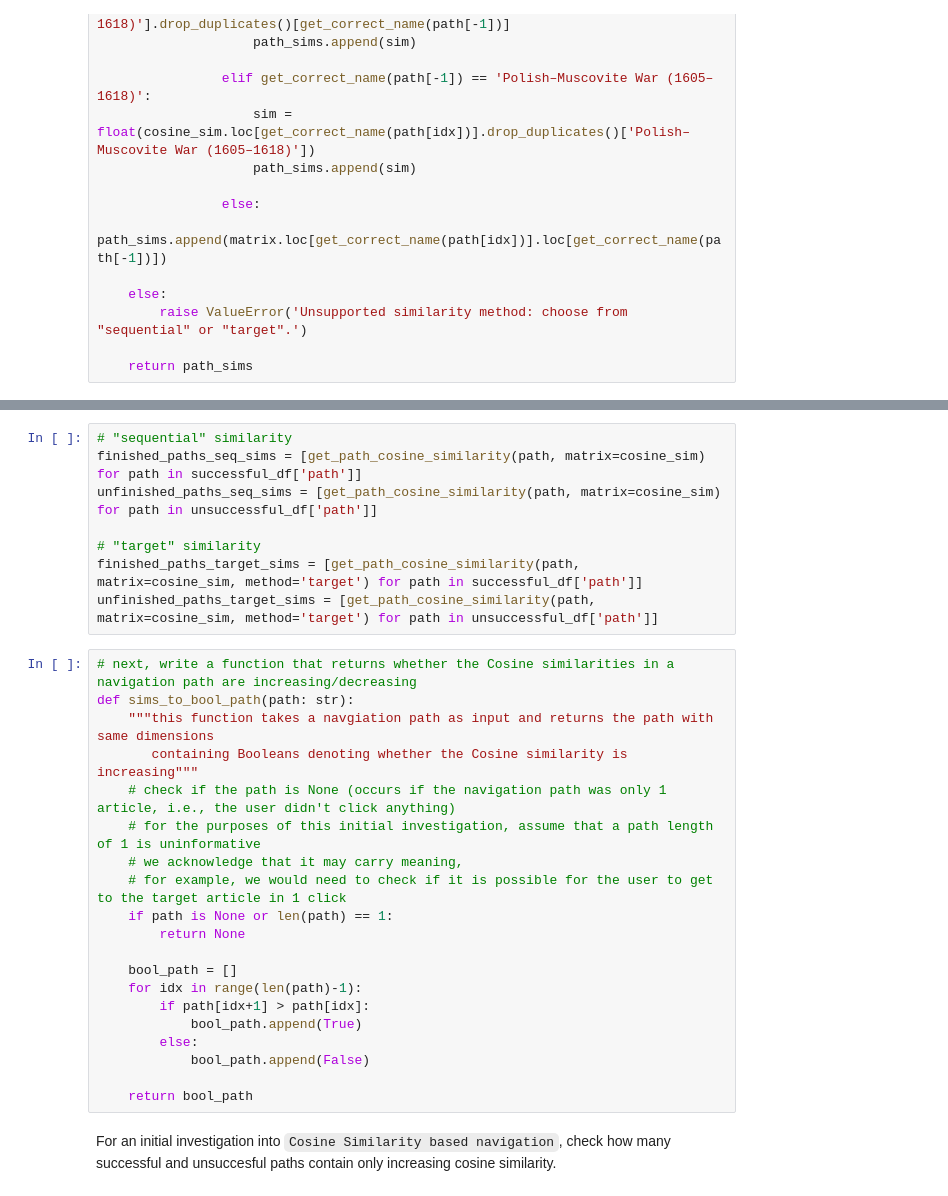
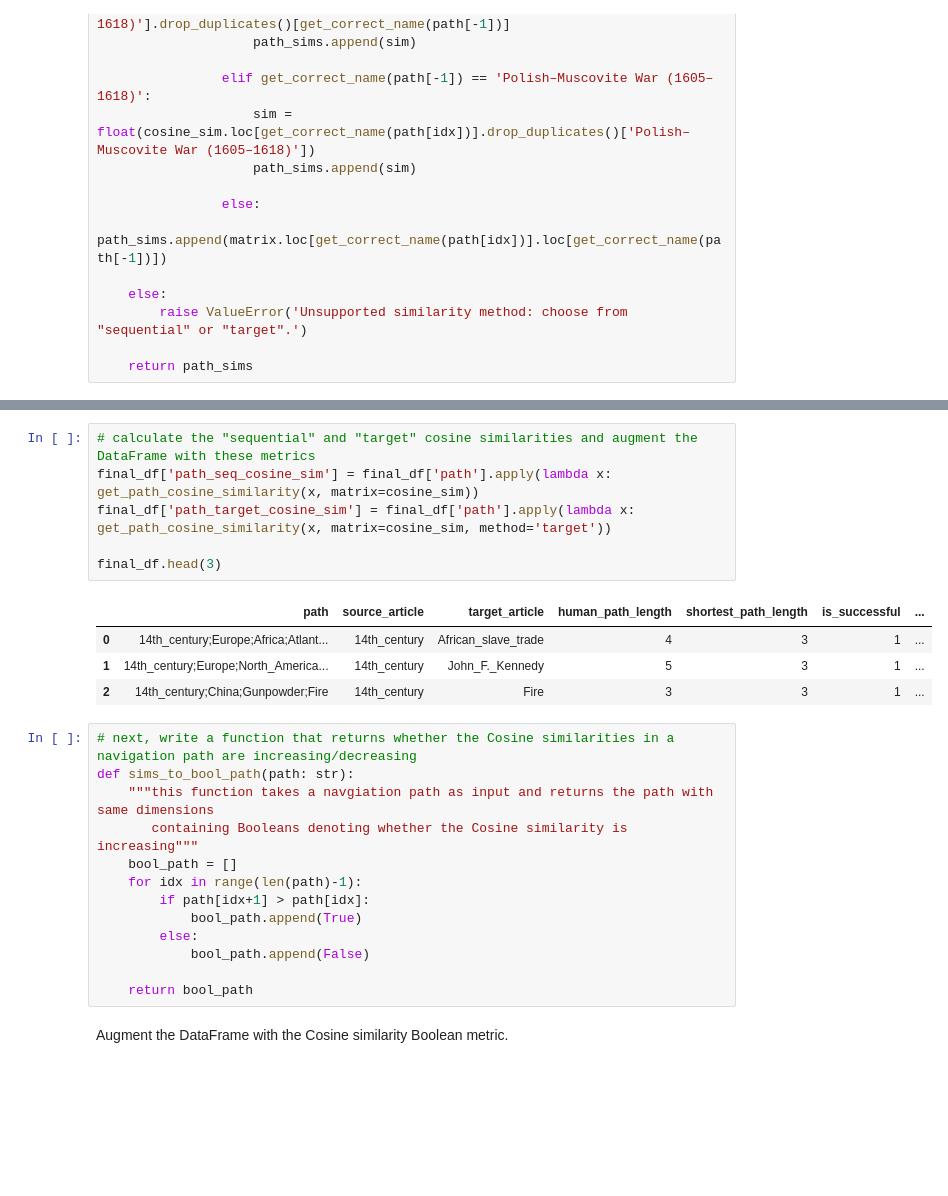
Before and after one commit to epfl-ada/ada-2022-project-theadalyzers, a Jupyter notebook: Dataset-Processing.ipynb, the cells around one changed output, grey strips where cells are left out. Saved outputs shown, nothing was run; the diff lists cells and outputs as text; blank space fills up the shorter version.

```diff
--- a/Dataset-Processing.ipynb
+++ b/Dataset-Processing.ipynb
@@ -549,23 +576,19 @@ target_sims
-# %%
-# "sequential" similarity
-finished_paths_seq_sims = [get_path_cosine_similarity(path, matrix=cosine_sim) for path in successful_df['path']]
-unfinished_paths_seq_sims = [get_path_cosine_similarity(path, matrix=cosine_sim) for path in unsuccessful_df['path']]
-
-# "target" similarity
-finished_paths_target_sims = [get_path_cosine_similarity(path, matrix=cosine_sim, method='target') for path in successful_df['path']]
-unfinished_paths_target_sims = [get_path_cosine_similarity(path, matrix=cosine_sim, method='target') for path in unsuccessful_df['path']]
+# %%
+# calculate the "sequential" and "target" cosine similarities and augment the DataFrame with these metrics
+final_df['path_seq_cosine_sim'] = final_df['path'].apply(lambda x: get_path_cosine_similarity(x, matrix=cosine_sim))
+final_df['path_target_cosine_sim'] = final_df['path'].apply(lambda x: get_path_cosine_similarity(x, matrix=cosine_sim, method='target'))
+
+final_df.head(3)
+# %% [output]
+|  | path | source_article | target_article | human_path_length | shortest_path_length | is_successful | ... |
+| 0 | 14th_century;Europe;Africa;Atlant... | 14th_century | African_slave_trade | 4 | 3 | 1 | ... |
+| 1 | 14th_century;Europe;North_America... | 14th_century | John_F._Kennedy | 5 | 3 | 1 | ... |
+| 2 | 14th_century;China;Gunpowder;Fire | 14th_century | Fire | 3 | 3 | 1 | ... |
 # %%
 # next, write a function that returns whether the Cosine similarities in a navigation path are increasing/decreasing
 def sims_to_bool_path(path: str):
     """this function takes a navgiation path as input and returns the path with same dimensions
        containing Booleans denoting whether the Cosine similarity is increasing"""
-    # check if the path is None (occurs if the navigation path was only 1 article, i.e., the user didn't click anything)
-    # for the purposes of this initial investigation, assume that a path length of 1 is uninformative
-    # we acknowledge that it may carry meaning,
-    # for example, we would need to check if it is possible for the user to get to the target article in 1 click
-    if path is None or len(path) == 1:
-        return None
-
     bool_path = []
     for idx in range(len(path)-1):
         if path[idx+1] > path[idx]:
@@ -575,5 +598,5 @@ def sims_to_bool_path(path: str):
 
     return bool_path
 # %% [markdown]
-For an initial investigation into `Cosine Similarity based navigation`, check how many successful and unsuccesful paths contain only increasing cosine similarity.
+Augment the DataFrame with the Cosine similarity Boolean metric.
 # %%
```
Also changed, not shown: parts of 21 cells of this notebook, 7 other files.
